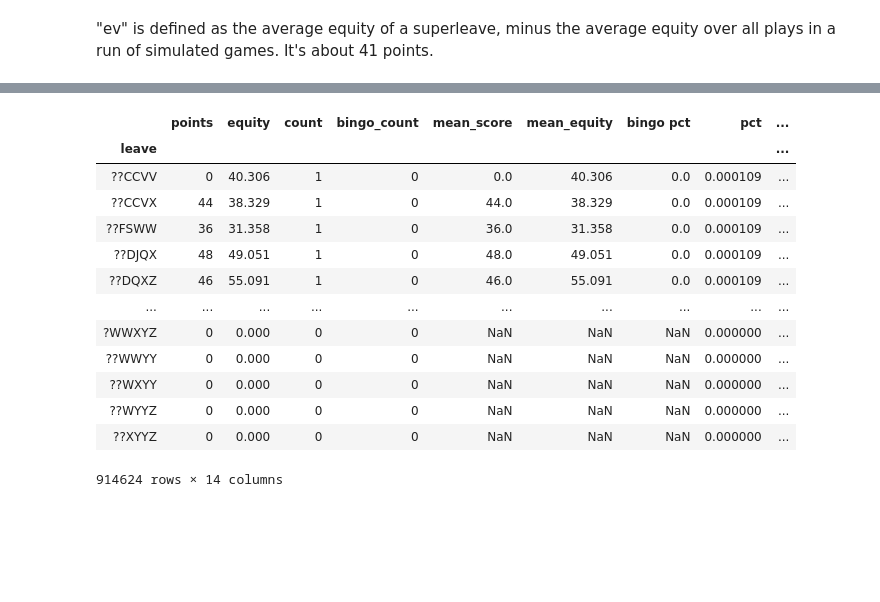
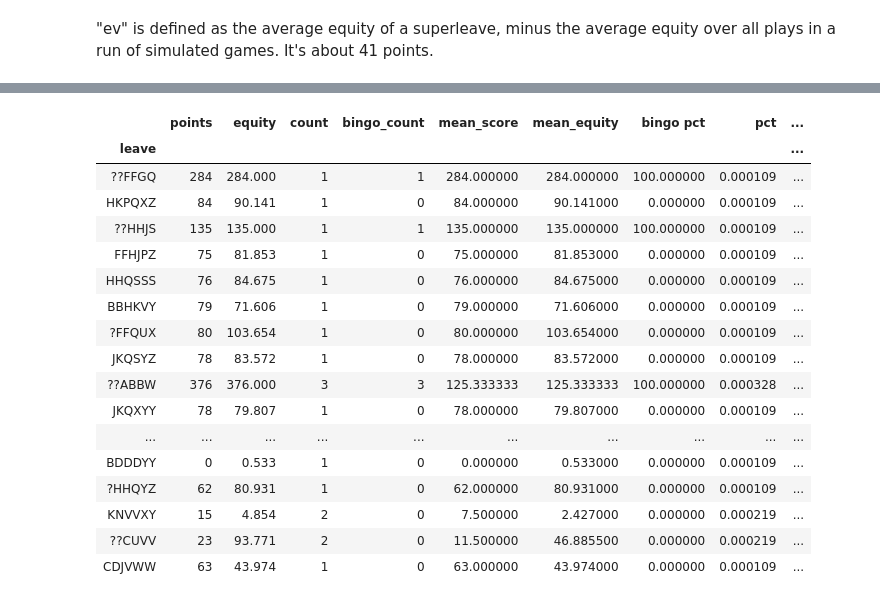
Before and after one commit to domino14/macondo, a Jupyter notebook: notebooks/superleaves/smooth_superleaves.ipynb, the cells around one changed output, grey strips where cells are left out. Cells and saved outputs as stored; diff of their text form; code cells hidden in the pictures; blank space fills up the shorter version.

```diff
--- a/notebooks/superleaves/smooth_superleaves.ipynb
+++ b/notebooks/superleaves/smooth_superleaves.ipynb
@@ -10,5 +17,6 @@ pd.options.display.max_rows = 100
 # %%
-summary_df = pd.read_csv('leave_summary_20200508.csv').rename(columns={'Unnamed: 0':'leave'}).set_index('leave')
+summary_df = pd.read_csv('leave_summary_' + run_date +'.csv').rename(
+    columns={'Unnamed: 0':'leave'}).set_index('leave')
 # %%
 count_dict = summary_df['count'].to_dict()
 equity_dict = summary_df['equity'].to_dict()
@@ -136,6 +155,14 @@ summary_df.sort_values('point_equity_diff')[:50]
+# %%
+# What's the minimum number of times you want to see a superleave before you'll take the
+# value as is, without smoothing?
+five_tile_superleave_cutoff = 100
+six_tile_superleave_cutoff = 50
 # %%
-leaves_to_smooth = list(summary_df.loc[(summary_df['leave_len']==5) & (summary_df['count']<828)]['leave'].values)
+leaves_to_smooth = list(summary_df.loc[(summary_df['leave_len']==5) &
+    (summary_df['count']<five_tile_superleave_cutoff)]['leave'].values)
 print(len(leaves_to_smooth))
-leaves_to_smooth += list(summary_df.loc[(summary_df['leave_len']==6) & (summary_df['count']<234)]['leave'].values)
+
+leaves_to_smooth += list(summary_df.loc[(summary_df['leave_len']==6) &
+    (summary_df['count']<six_tile_superleave_cutoff)]['leave'].values)
 print(len(leaves_to_smooth))
 # %% [output]
@@ -207,20 +230,25 @@ summary_df
 914624 rows × 13 columns
 # %%
 summary_df['ev_delta'] = summary_df['smoothed_ev']-summary_df['ev']
+summary_df['abs_ev_delta'] = summary_df['ev_delta'].apply(lambda x: abs(x))
 # %%
-summary_df.sort_values('ev_delta', ascending=False)
+summary_df.sort_values('abs_ev_delta', ascending=False)[:200]
 # %% [output]
 |  | points | equity | count | bingo_count | mean_score | mean_equity | bingo pct | pct | ... |
 | leave |  |  |  |  |  |  |  |  | ... |
-| ??CCVV | 0 | 40.306 | 1 | 0 | 0.0 | 40.306 | 0.0 | 0.000109 | ... |
-| ??CCVX | 44 | 38.329 | 1 | 0 | 44.0 | 38.329 | 0.0 | 0.000109 | ... |
-| ??FSWW | 36 | 31.358 | 1 | 0 | 36.0 | 31.358 | 0.0 | 0.000109 | ... |
-| ??DJQX | 48 | 49.051 | 1 | 0 | 48.0 | 49.051 | 0.0 | 0.000109 | ... |
-| ??DQXZ | 46 | 55.091 | 1 | 0 | 46.0 | 55.091 | 0.0 | 0.000109 | ... |
+| ??FFGQ | 284 | 284.000 | 1 | 1 | 284.000000 | 284.000000 | 100.000000 | 0.000109 | ... |
+| HKPQXZ | 84 | 90.141 | 1 | 0 | 84.000000 | 90.141000 | 0.000000 | 0.000109 | ... |
+| ??HHJS | 135 | 135.000 | 1 | 1 | 135.000000 | 135.000000 | 100.000000 | 0.000109 | ... |
+| FFHJPZ | 75 | 81.853 | 1 | 0 | 75.000000 | 81.853000 | 0.000000 | 0.000109 | ... |
+| HHQSSS | 76 | 84.675 | 1 | 0 | 76.000000 | 84.675000 | 0.000000 | 0.000109 | ... |
+| BBHKVY | 79 | 71.606 | 1 | 0 | 79.000000 | 71.606000 | 0.000000 | 0.000109 | ... |
+| ?FFQUX | 80 | 103.654 | 1 | 0 | 80.000000 | 103.654000 | 0.000000 | 0.000109 | ... |
+| JKQSYZ | 78 | 83.572 | 1 | 0 | 78.000000 | 83.572000 | 0.000000 | 0.000109 | ... |
+| ??ABBW | 376 | 376.000 | 3 | 3 | 125.333333 | 125.333333 | 100.000000 | 0.000328 | ... |
+| JKQXYY | 78 | 79.807 | 1 | 0 | 78.000000 | 79.807000 | 0.000000 | 0.000109 | ... |
 | ... | ... | ... | ... | ... | ... | ... | ... | ... | ... |
-| ?WWXYZ | 0 | 0.000 | 0 | 0 | NaN | NaN | NaN | 0.000000 | ... |
-| ??WWYY | 0 | 0.000 | 0 | 0 | NaN | NaN | NaN | 0.000000 | ... |
-| ??WXYY | 0 | 0.000 | 0 | 0 | NaN | NaN | NaN | 0.000000 | ... |
-| ??WYYZ | 0 | 0.000 | 0 | 0 | NaN | NaN | NaN | 0.000000 | ... |
-| ??XYYZ | 0 | 0.000 | 0 | 0 | NaN | NaN | NaN | 0.000000 | ... |
+| BDDDYY | 0 | 0.533 | 1 | 0 | 0.000000 | 0.533000 | 0.000000 | 0.000109 | ... |
+| ?HHQYZ | 62 | 80.931 | 1 | 0 | 62.000000 | 80.931000 | 0.000000 | 0.000109 | ... |
+| KNVVXY | 15 | 4.854 | 2 | 0 | 7.500000 | 2.427000 | 0.000000 | 0.000219 | ... |
+| ??CUVV | 23 | 93.771 | 2 | 0 | 11.500000 | 46.885500 | 0.000000 | 0.000219 | ... |
+| CDJVWW | 63 | 43.974 | 1 | 0 | 63.000000 | 43.974000 | 0.000000 | 0.000109 | ... |
-914624 rows × 14 columns
```
Also changed, not shown: parts of 23 cells of this notebook, 3 other files.
